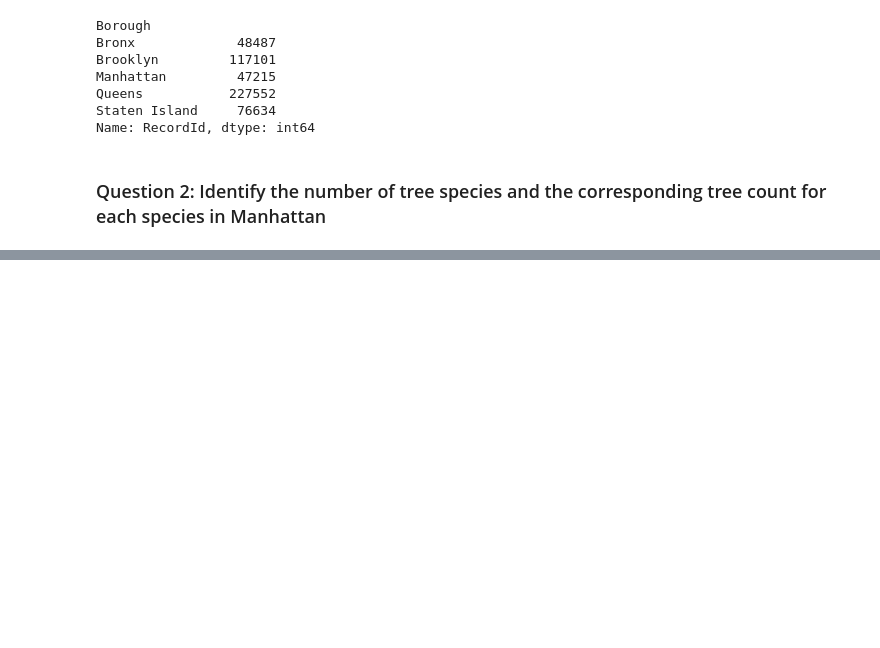
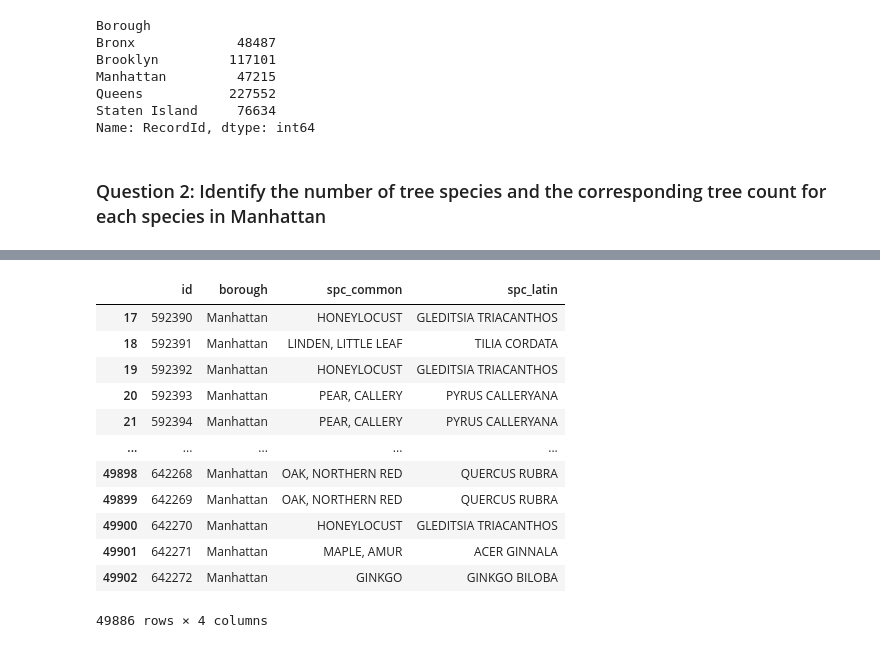
Before and after one commit to radleyciego/environmental-data-science, a Jupyter notebook: labs/04_data_visualization.ipynb, the cells around one changed output, grey strips where cells are left out. Cells and saved outputs as stored; diff of their text form; code cells hidden in the pictures; blank space fills up the shorter version.

```diff
--- a/labs/04_data_visualization.ipynb
+++ b/labs/04_data_visualization.ipynb
@@ -188,0 +185,17 @@ Name: tree_id, Length: 132, dtype: int64
+# %%
+m05 = tree05.loc[tree05['borough'] == 'Manhattan']
+m05
+# %% [output]
+|  | id | borough | spc_common | spc_latin |
+| 17 | 592390 | Manhattan | HONEYLOCUST | GLEDITSIA TRIACANTHOS |
+| 18 | 592391 | Manhattan | LINDEN, LITTLE LEAF | TILIA CORDATA |
+| 19 | 592392 | Manhattan | HONEYLOCUST | GLEDITSIA TRIACANTHOS |
+| 20 | 592393 | Manhattan | PEAR, CALLERY | PYRUS CALLERYANA |
+| 21 | 592394 | Manhattan | PEAR, CALLERY | PYRUS CALLERYANA |
+| ... | ... | ... | ... | ... |
+| 49898 | 642268 | Manhattan | OAK, NORTHERN RED | QUERCUS RUBRA |
+| 49899 | 642269 | Manhattan | OAK, NORTHERN RED | QUERCUS RUBRA |
+| 49900 | 642270 | Manhattan | HONEYLOCUST | GLEDITSIA TRIACANTHOS |
+| 49901 | 642271 | Manhattan | MAPLE, AMUR | ACER GINNALA |
+| 49902 | 642272 | Manhattan | GINKGO | GINKGO BILOBA |
+49886 rows × 4 columns
```
Also changed, not shown: parts of 7 cells of this notebook.
